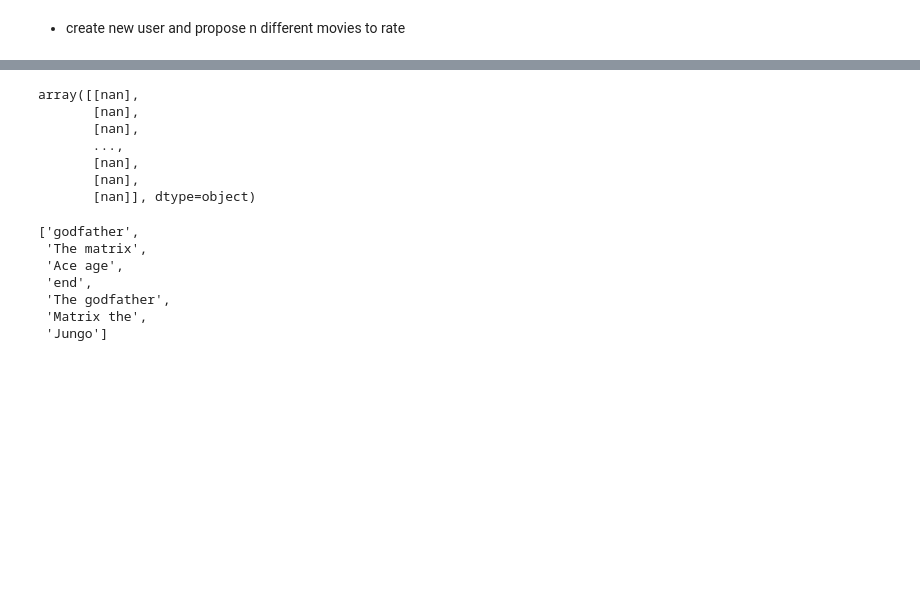
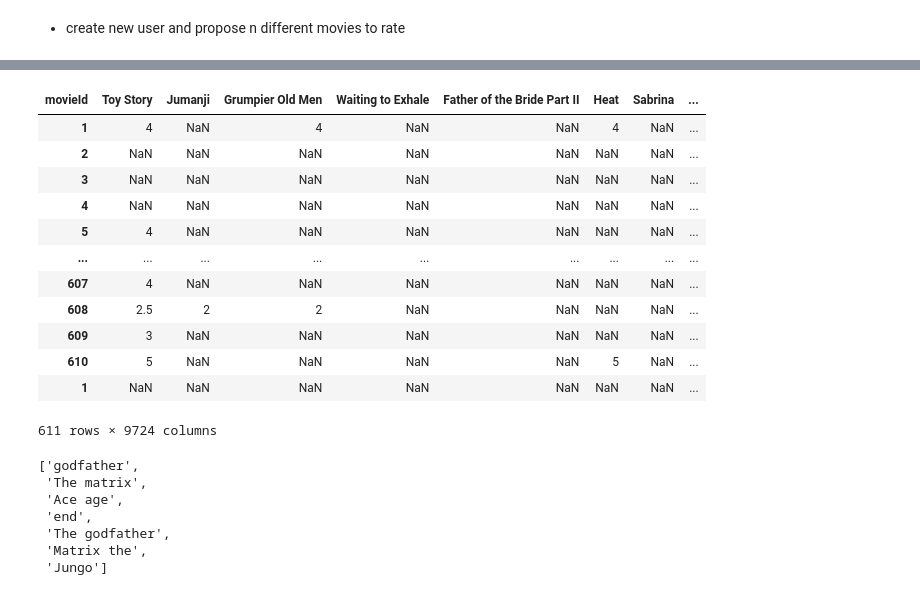
Before and after one commit to RosiNantis/Projects_from_Spiced_personal, a Jupyter notebook: week_10/10.3.collaborative_filtering/movie_recommendation_day1.ipynb, the cells around one changed output, grey strips where cells are left out. Cells and saved outputs as stored; diff of their text form; code cells hidden in the pictures; blank space fills up the shorter version.

Commit message:
changes on the random movie recomend

```diff
--- a/week_10/10.3.collaborative_filtering/movie_recommendation_day1.ipynb
+++ b/week_10/10.3.collaborative_filtering/movie_recommendation_day1.ipynb
@@ -287,11 +267,18 @@ Name: After the Fox (Caccia alla volpe) , dtype: object
-# %%
-user = np.array(user_new)
-# %% [output]
-array([[nan],
-       [nan],
-       [nan],
-       ...,
-       [nan],
-       [nan],
-       [nan]], dtype=object)
+# %%
+user_new_transposed = user_new.T
+rate_movies.append(user_new_transposed)
+# %% [output]
+| movieId | Toy Story | Jumanji | Grumpier Old Men | Waiting to Exhale | Father of the Bride Part II | Heat | Sabrina | ... |
+| 1 | 4 | NaN | 4 | NaN | NaN | 4 | NaN | ... |
+| 2 | NaN | NaN | NaN | NaN | NaN | NaN | NaN | ... |
+| 3 | NaN | NaN | NaN | NaN | NaN | NaN | NaN | ... |
+| 4 | NaN | NaN | NaN | NaN | NaN | NaN | NaN | ... |
+| 5 | 4 | NaN | NaN | NaN | NaN | NaN | NaN | ... |
+| ... | ... | ... | ... | ... | ... | ... | ... | ... |
+| 607 | 4 | NaN | NaN | NaN | NaN | NaN | NaN | ... |
+| 608 | 2.5 | 2 | 2 | NaN | NaN | NaN | NaN | ... |
+| 609 | 3 | NaN | NaN | NaN | NaN | NaN | NaN | ... |
+| 610 | 5 | NaN | NaN | NaN | NaN | 5 | NaN | ... |
+| 1 | NaN | NaN | NaN | NaN | NaN | NaN | NaN | ... |
+611 rows × 9724 columns
 # %%
```
Also changed, not shown: parts of 3 cells of this notebook.
